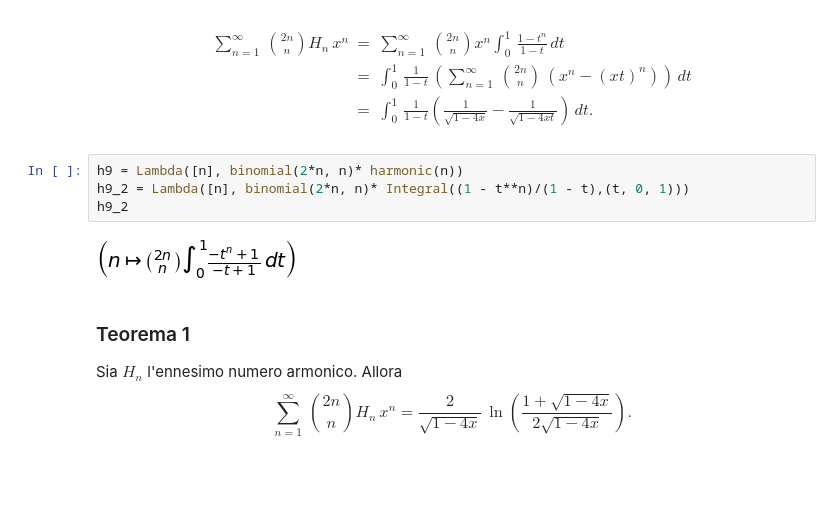
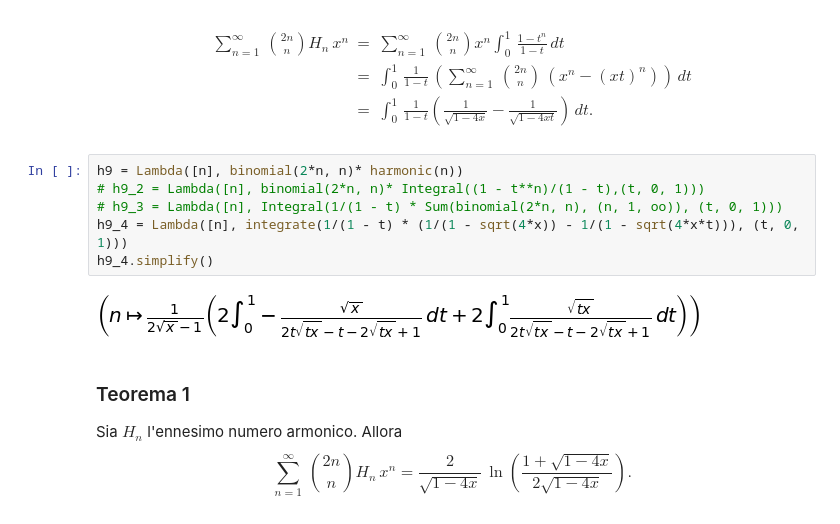
Before and after one commit to mameli/Analysis_and_Design_of_Algorithms, a Jupyter notebook: Chen21/chen.ipynb, the cells around one changed output. Cells and saved outputs as stored; diff of their text form; blank space fills up the shorter version.

```diff
--- a/Chen21/chen.ipynb
+++ b/Chen21/chen.ipynb
@@ -157,10 +157,12 @@ h7_2 = Lambda([n], Integral((1 - t**n)/(1 - t),(t, 0, 1)))
 \end{eqnarray*}
 # %%
 h9 = Lambda([n], binomial(2*n, n)* harmonic(n))
-h9_2 = Lambda([n], binomial(2*n, n)* Integral((1 - t**n)/(1 - t),(t, 0, 1)))
-h9_2
+# h9_2 = Lambda([n], binomial(2*n, n)* Integral((1 - t**n)/(1 - t),(t, 0, 1)))
+# h9_3 = Lambda([n], Integral(1/(1 - t) * Sum(binomial(2*n, n), (n, 1, oo)), (t, 0, 1)))
+h9_4 = Lambda([n], integrate(1/(1 - t) * (1/(1 - sqrt(4*x)) - 1/(1 - sqrt(4*x*t))), (t, 0, 1)))
+h9_4.simplify()
 # %% [output]
-[figure, old version]
+[figure, new version]
 # %% [markdown]
 ### Teorema 1
 Sia $H_n$ l'ennesimo numero armonico. Allora
```
Also changed, not shown: parts of 8 cells of this notebook.
